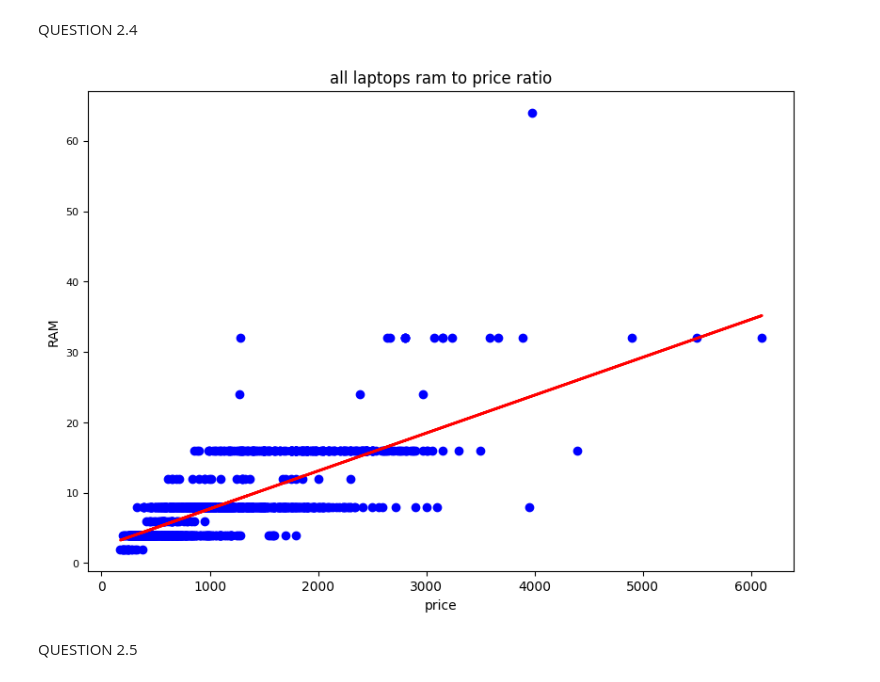
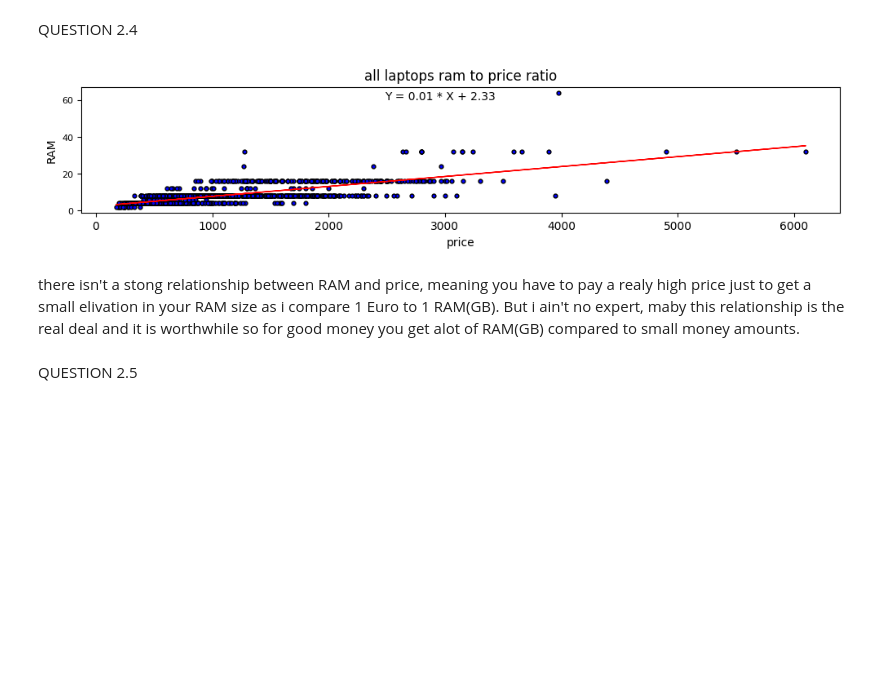
Before and after one commit to Amit-Snir/mini-project-1, a Jupyter notebook: Answers.ipynb, the cells around one changed output. Cells and saved outputs as stored; diff of their text form; code cells hidden in the pictures; blank space fills up the shorter version.

```diff
--- a/Answers.ipynb
+++ b/Answers.ipynb
@@ -311,33 +294,31 @@ QUESTION 2.4
 # %%
 import numpy as np
 import pandas as pd
 import matplotlib.pyplot as plt
 
-df = pd.read_csv('C:\python advenced\my-reposatory\mini project 1\laptop_price_dataset.csv')
+df = pd.read_csv('C:\\python advenced\\my-reposatory\\mini project 1\\laptop_price_dataset.csv')
 
-plt.figure(figsize=(10, 6))  # קביעת גודל הגרף
-plt.scatter(df['Price (Euro)'], df['RAM (GB)'], color='blue')
+#plotting a scatter
+plt.figure(figsize=(12, 2))
+plt.scatter(df['Price (Euro)'], df['RAM (GB)'], color='blue', edgecolors= 'black', s = 12)
 
-# חישוב קו מגמה לינארי (שיפוע ומח intercept)
+#making a linear regression line
 slope, intercept = np.polyfit(df['Price (Euro)'], df['RAM (GB)'], 1)
+line = slope * df['Price (Euro)'] + intercept
+plt.plot(df['Price (Euro)'], line, color='red', linewidth=1, label='trend line')
 
-# יצירת קו מגמה מהשיפוע וה-intercept
-line = slope * df['Price (Euro)'] + intercept
+#finding the slope's equation
+plt.text(x=0.4, y=0.9, s=f'Y = {slope:.2f} * X + {intercept:.2f}', transform=plt.gca().transAxes)
 
-# הוספת קו מגמה לגרף
-plt.plot(df['Price (Euro)'], line, color='red', linewidth=2, label='trend line')
-
-# הגדרת כותרות לצירים ולגרף
+#titles and axises
 plt.xlabel('price')
 plt.ylabel('RAM')
 plt.title('all laptops ram to price ratio')
-
-# הצגת הגרף
 plt.yticks(rotation=0, fontsize=8)
-plt.tight_layout()  # הוספת רווחים למניעת חפיפות
-plt.subplots_adjust(left=0.2, right=0.95, top=0.95, bottom=0.1)
 plt.show()
 # %% [output]
-[figure, old version]
+[figure, new version]
+# %% [markdown]
+there isn't a stong relationship between RAM and price, meaning you have to pay a realy high price just to get a small elivation in your RAM size as i compare 1 Euro to 1 RAM(GB). But i ain't no expert, maby this relationship is the real deal and it is worthwhile so for good money you get alot of RAM(GB) compared to small money amounts.
 # %% [markdown]
 QUESTION 2.5
```
Also changed, not shown: parts of 10 cells of this notebook, 2 other files.
